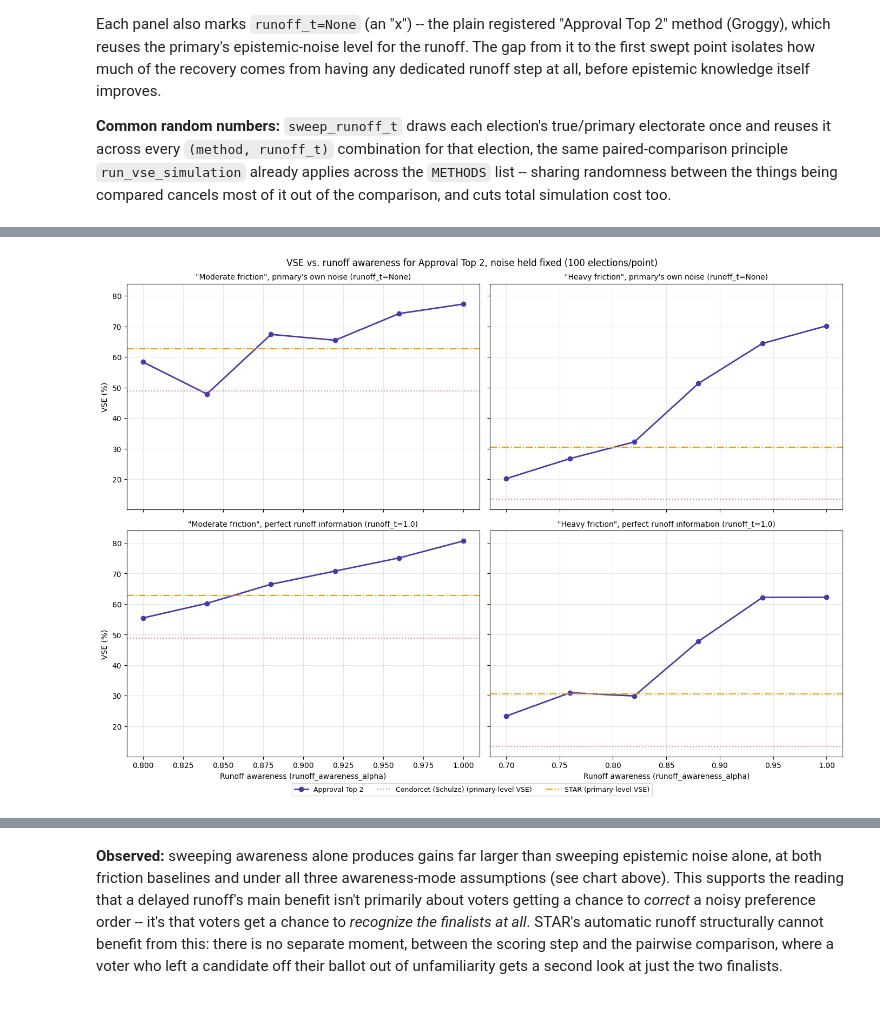
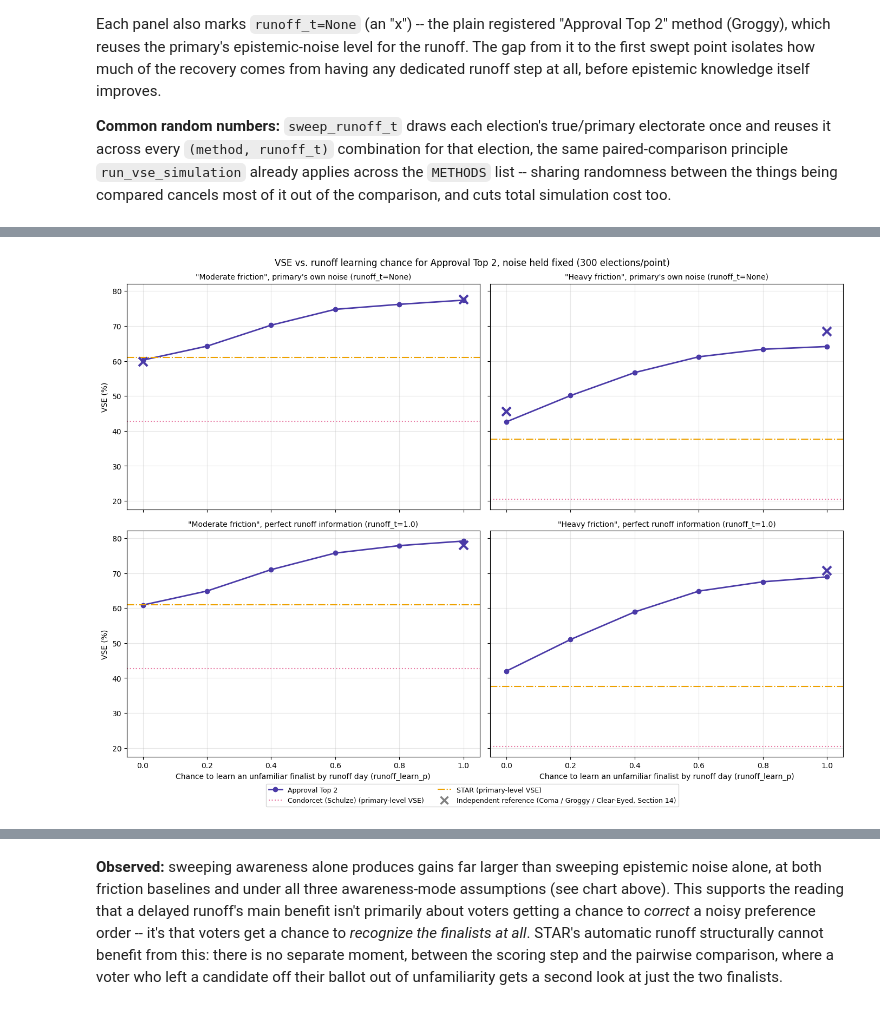
Before and after one commit to eigentaylor/eigentaylor.github.io, a Jupyter notebook: assets/jupyter/vse_simulation.ipynb, the cells around one changed output, grey strips where cells are left out. Cells and saved outputs as stored; diff of their text form; code cells hidden in the pictures.

```diff
--- a/assets/jupyter/vse_simulation.ipynb
+++ b/assets/jupyter/vse_simulation.ipynb
@@ -3715,20 +3788,22 @@ def sweep_runoff_awareness(method_factories, awareness_alpha_values, primary_par
 # %%
-RUNOFF_AWARENESS_VALUES_BY_BASELINE = {
-    "Moderate friction": MODERATE_AWARENESS_VALUES,
-    "Heavy friction": HEAVY_AWARENESS_VALUES,
-}
+RUNOFF_LEARN_P_VALUES = np.linspace(0.0, 1.0, 6)  # same range for both baselines -- unlike
+                                                    # runoff_t, runoff_learn_p's meaning doesn't
+                                                    # depend on the primary's own AWARENESS_ALPHA
 RUNOFF_T_FIXED_VARIANTS = {
     "primary's own noise (runoff_t=None)": None,
     "perfect runoff information (runoff_t=1.0)": 1.0,
 }
+RUNOFF_LEARN_METHOD_FACTORIES = {
+    "Approval Top 2": lambda rt, p: ApprovalTop2(runoff_t=rt, runoff_learn_p=p),
+}
 
-awareness_sweep_results = {}  # {baseline: {variant_name: {aw: {(label, chooser): (mean, ci)}}}}
+learn_sweep_results = {}  # {baseline: {variant_name: {p_learn: {(label, chooser): (mean, ci)}}}}
 for _baseline in RUNOFF_BASELINE_NAMES:
-    awareness_sweep_results[_baseline] = {}
+    learn_sweep_results[_baseline] = {}
     for _variant_name, _rt_fixed in RUNOFF_T_FIXED_VARIANTS.items():
         print(f"{_baseline}, {_variant_name}:")
-        awareness_sweep_results[_baseline][_variant_name] = sweep_runoff_awareness(
-            RUNOFF_METHOD_FACTORIES, RUNOFF_AWARENESS_VALUES_BY_BASELINE[_baseline],
+        learn_sweep_results[_baseline][_variant_name] = sweep_runoff_learn(
+            RUNOFF_LEARN_METHOD_FACTORIES, RUNOFF_LEARN_P_VALUES,
             JOINT_SCENARIOS[_baseline], RUNOFF_SWEEP_NITER, _rt_fixed,
             electorates=RUNOFF_ELECTORATE_POOLS[_baseline],
         )
@@ -3748,32 +3828,54 @@ Heavy friction, perfect runoff information (runoff_t=1.0):
 # %%
 _variant_names = list(RUNOFF_T_FIXED_VARIANTS)
 fig, axes = plt.subplots(len(_variant_names), 2, figsize=(14, 5 * len(_variant_names)), sharey=True, sharex="col")
 for row_i, _variant_name in enumerate(_variant_names):
+    _rt_fixed = RUNOFF_T_FIXED_VARIANTS[_variant_name]
     for col_i, _baseline in enumerate(RUNOFF_BASELINE_NAMES):
         ax = axes[row_i, col_i]
-        results_by_aw = awareness_sweep_results[_baseline][_variant_name]
-        aw_values = sorted(results_by_aw)
-        for label in RUNOFF_METHOD_FACTORIES:
+        results_by_p = learn_sweep_results[_baseline][_variant_name]
+        p_values = sorted(results_by_p)
+        for label in RUNOFF_LEARN_METHOD_FACTORIES:
             color = METHOD_COLORS[label]
             style = METHOD_LINESTYLES.get(label, "-")
-            vses = [results_by_aw[aw][(label, "honBallot")][0] * 100 for aw in aw_values]
-            ax.plot(aw_values, vses, marker="o", markersize=6, linewidth=2, color=color, linestyle=style, label=label)
+            vses = [results_by_p[p][(label, "honBallot")][0] * 100 for p in p_values]
+            ax.plot(p_values, vses, marker="o", markersize=6, linewidth=2, color=color, linestyle=style, label=label)
+            # Cross-check the sweep's own boundary against independently-computed reference
+            # numbers already in Section 14's joint_results -- assumes label's Coma/Clear-Eyed
+            # variants are registered in COMPARE_LABELS (true for "Approval Top 2" today; would
+            # KeyError if a label without those variants were ever added to
+            # RUNOFF_LEARN_METHOD_FACTORIES). runoff_t=None: p_learn=0 is an EXACT match for
+            # "<label> (Coma)", p_learn=1 an EXACT match for plain "<label>" (Groggy, the
+            # default). runoff_t=1.0: p_learn=1 is an EXACT match for "<label> (Clear-Eyed)".
+            # No independent reference exists for runoff_t=1.0 at p_learn=0.
+            if _rt_fixed is None:
+                _coma_vse = joint_results[_baseline][(f"{label} (Coma)", "honBallot")][0] * 100
+                ax.plot([0], [_coma_vse], marker="x", markersize=12, markeredgewidth=3, color=color, zorder=5)
+                _groggy_vse = joint_results[_baseline][(label, "honBallot")][0] * 100
+                ax.plot([1], [_groggy_vse], marker="x", markersize=12, markeredgewidth=3, color=color, zorder=5)
+            else:
+                _clear_eyed_vse = joint_results[_baseline][(f"{label} (Clear-Eyed)", "honBallot")][0] * 100
+                ax.plot([1], [_clear_eyed_vse], marker="x", markersize=12, markeredgewidth=3, color=color, zorder=5)
         for _ref_label, _ref_style in [("Condorcet (Schulze)", ":"), ("STAR", "-.")]:
             _ref_vse = joint_results[_baseline][(_ref_label, "honBallot")][0] * 100
             ax.axhline(_ref_vse, color=METHOD_COLORS[_ref_label], linewidth=1.5, linestyle=_ref_style,
                        label=f"{_ref_label} (primary-level VSE)")
         ax.set_title(f'"{_baseline}", {_variant_name}', fontsize=10)
         ax.grid(True, alpha=0.3)
     axes[row_i, 0].set_ylabel("VSE (%)")
 for ax in axes[-1, :]:
-    ax.set_xlabel("Runoff awareness (runoff_awareness_alpha)")
+    ax.set_xlabel("Chance to learn an unfamiliar finalist by runoff day (runoff_learn_p)")
+_marker_legend = [
+    Line2D([0], [0], marker="x", linestyle="none", markersize=10, markeredgewidth=2.5,
+           color="gray", label="Independent reference (Coma / Groggy / Clear-Eyed, Section 14)"),
+]
 handles, labels_ = axes[0, 0].get_legend_handles_labels()
-fig.legend(handles, labels_, loc="lower center", fontsize=9, ncol=3, bbox_to_anchor=(0.5, -0.02))
-fig.suptitle(f"VSE vs. runoff awareness for Approval Top 2, noise held fixed ({RUNOFF_SWEEP_NITER} elections/point)")
+fig.legend(handles + _marker_legend, labels_ + [h.get_label() for h in _marker_legend],
+           loc="lower center", fontsize=9, ncol=2, bbox_to_anchor=(0.5, -0.04))
+fig.suptitle(f"VSE vs. runoff learning chance for Approval Top 2, noise held fixed ({RUNOFF_SWEEP_NITER} elections/point)")
 plt.tight_layout()
 plt.show()
 # %% [output]
-[figure, old version]
+[figure, new version]
 # %%
 for _baseline in RUNOFF_BASELINE_NAMES:
     for _variant_name in RUNOFF_T_FIXED_VARIANTS:
```
Also changed, not shown: parts of 29 cells of this notebook.
